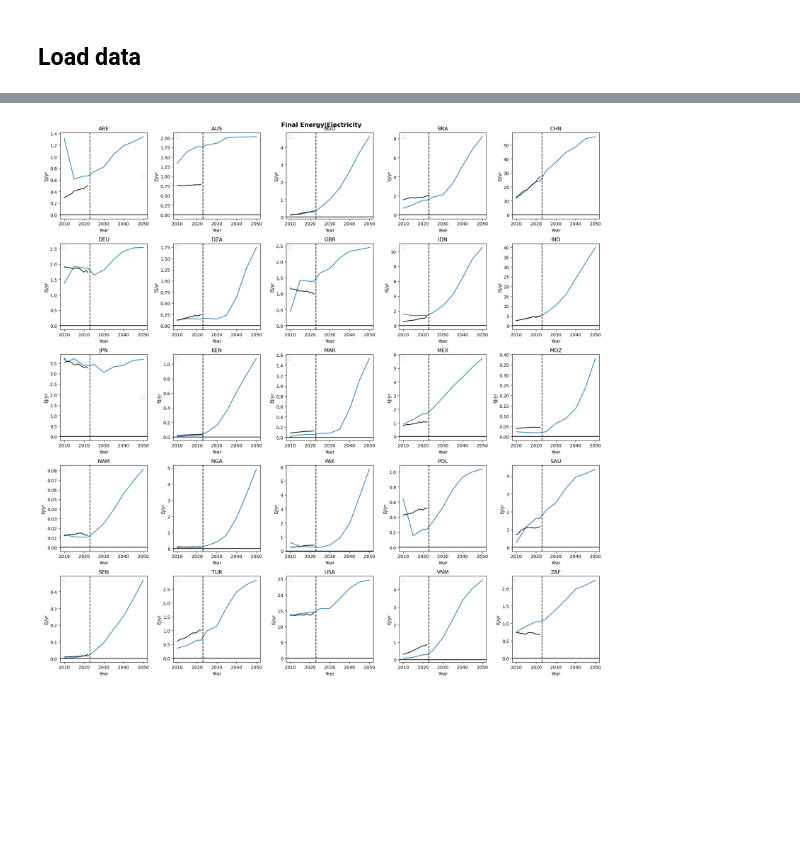
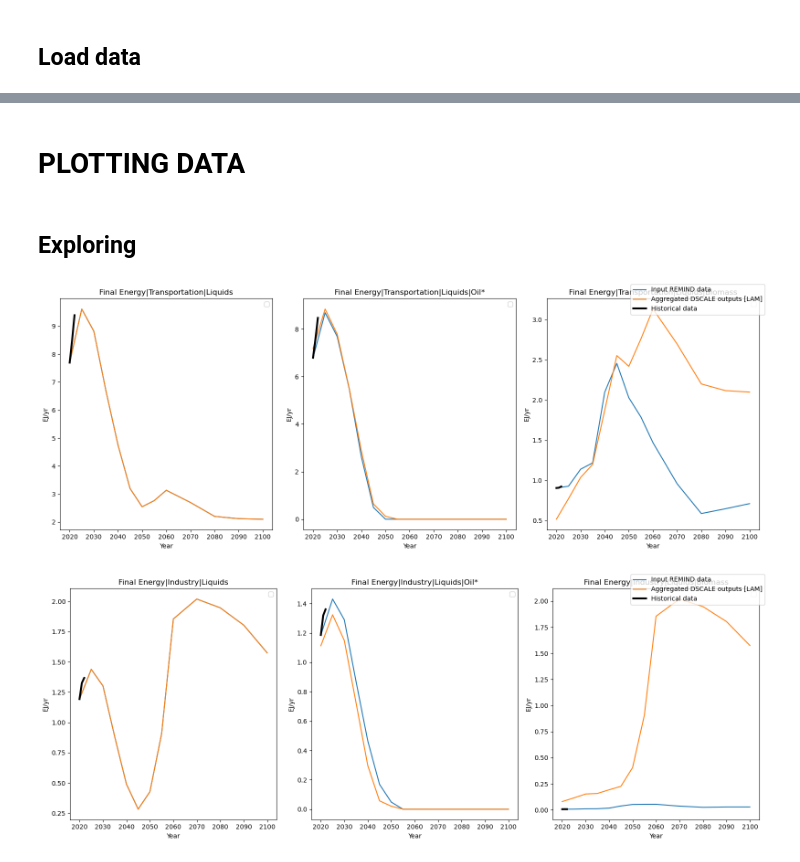
Before and after one commit to fabiosferra/DSCALE, a Jupyter notebook: notebook/explore_results.ipynb, the cells around one changed output, grey strips where cells are left out. Saved outputs shown, nothing was run; the diff lists cells and outputs as text; code cells hidden in the pictures; blank space fills up the shorter version.

Commit message:
Update explore_results

```diff
--- a/notebook/explore_results.ipynb
+++ b/notebook/explore_results.ipynb
@@ -99,0 +77,4 @@ pyam.core - INFO: Reading file /Users/marie-charlottegeffray/Library/CloudStorag
+# %%
+# INSERT PATHWAY TO INPUT DATA
+input_data = pyam.IamDataFrame('../input_data/REMIND_fuel_mix_testing/snapshot_v1/npe_core_scenario_harmonised_AR6_reporting.csv')
+input_data_processed = pyam.IamDataFrame('../input_data/REMIND_fuel_mix_testing/multiple_df/snapshot_all_regions_RAW_REMIND-MAgPIE 3.3-4.8.csv')
@@ -153,6 +265,6 @@ def create_macro_df(idf: pyam.IamDataFrame):
             'World',
             append=True)
 
-    return df_region
+    return pyam.IamDataFrame(df_region.timeseries())
 # %%
 dscale_results_agg = create_macro_df(dscale_results)
@@ -568,17 +271,6 @@ dscale_results.filter(variable='Final Energy|Transportation|Liqu*',region='USA')
-# %%
-f, axes = plt.subplots(nrows=5,ncols=5,figsize=(18,18))
-plot_vars = ['Final Energy|Electricity']
-
-for count, ax in enumerate(axes.ravel()[:]):
-    dscale_results.filter(scenario='NPE-core',region=IKEA_ISOS[count],variable=plot_vars,year=range(2010,2051)).plot(ax=ax)
-    hist_data.filter(region=IKEA_ISOS[count],variable=plot_vars,year=range(2010,2025)).plot(ax=ax,color='k')
-    ax.axvline(x=2023,color='k',ls='--')
-    ax.axhline(y=0,color='k',ls='-')
-    ax.set_title(IKEA_ISOS[count])
-    ax.legend([])
-
-
-f.suptitle('Final Energy|Electricity',fontsize=14,fontweight='bold')
-plt.tight_layout()
-# %% [output]
-[figure, removed]
+# %%
+hist_agg = create_macro_df(hist_data)
+hist_agg.filter(year=[2023,2024],keep=False,inplace=True)
+#Drop 2023/2024 data as underlying country data is regionally incomplete and so you get aggregation errors
+# %% [markdown]
+# PLOTTING DATA
@@ -584,0 +331,2 @@ plt.tight_layout()
+# %% [markdown]
+## Exploring
@@ -584,0 +335,40 @@ plt.tight_layout()
+# %%
+fuels = ['','|Oil*','|Biomass']
+phase = 'Liquids'
+sector = 'Transportation'
+
+
+f, axes = plt.subplots(ncols=3,figsize=(16,6))
+
+for count, ax in enumerate(axes.ravel()):
+
+    # input_data.filter(variable=f'Final Energy|{sector}|{phase}{fuels[count]}',region='*LAM',scenario='NPE-core',year=range(2010,2101)).plot(ax=ax)
+    input_data_processed.filter(variable=f'Final Energy|{sector}|{phase}{fuels[count]}',region='*LAM',scenario='NPE-core',year=range(2020,2101)).plot(ax=ax)
+    dscale_results_agg.filter(variable=f'Final Energy|{sector}|{phase}{fuels[count]}',region='LAM',year=range(2020,2101)).plot(ax=ax)
+    hist_agg.filter(variable=f'Final Energy|{sector}|{phase}{fuels[count]}',region='LAM',year=range(2020,2101)).plot(ax=ax,color='k',lw=3)
+    ax.set_title(f'Final Energy|{sector}|{phase}{fuels[count]}')
+
+f.legend(['Input REMIND data','Aggregated DSCALE outputs [LAM]','Historical data'])
+plt.tight_layout()
+# %% [output]
+[figure, added]
+# %%
+fuels = ['','|Oil*','|Biomass']
+phase = 'Liquids'
+sector = 'Industry'
+
+
+f, axes = plt.subplots(ncols=3,figsize=(16,6))
+
+for count, ax in enumerate(axes.ravel()):
+
+    # input_data.filter(variable=f'Final Energy|{sector}|{phase}{fuels[count]}',region='*LAM',scenario='NPE-core',year=range(2010,2101)).plot(ax=ax)
+    input_data_processed.filter(variable=f'Final Energy|{sector}|{phase}{fuels[count]}',region='*LAM',scenario='NPE-core',year=range(2020,2101)).plot(ax=ax)
+    dscale_results_agg.filter(variable=f'Final Energy|{sector}|{phase}{fuels[count]}',region='LAM',year=range(2020,2101)).plot(ax=ax)
+    hist_agg.filter(variable=f'Final Energy|{sector}|{phase}{fuels[count]}',region='LAM',year=range(2020,2101)).plot(ax=ax,color='k',lw=3)
+    ax.set_title(f'Final Energy|{sector}|{phase}{fuels[count]}')
+
+f.legend(['Input REMIND data','Aggregated DSCALE outputs [LAM]','Historical data'])
+plt.tight_layout()
+# %% [output]
+[figure, added]
```
Also changed, not shown: parts of 62 cells of this notebook.
